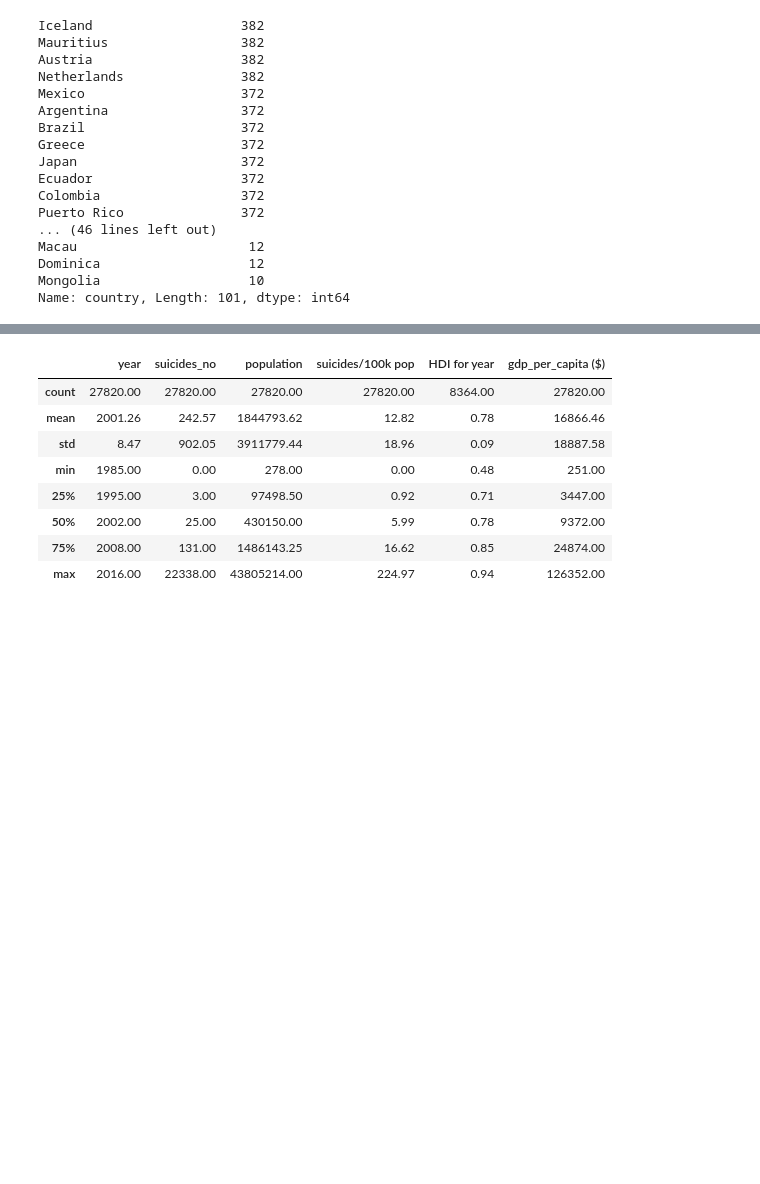
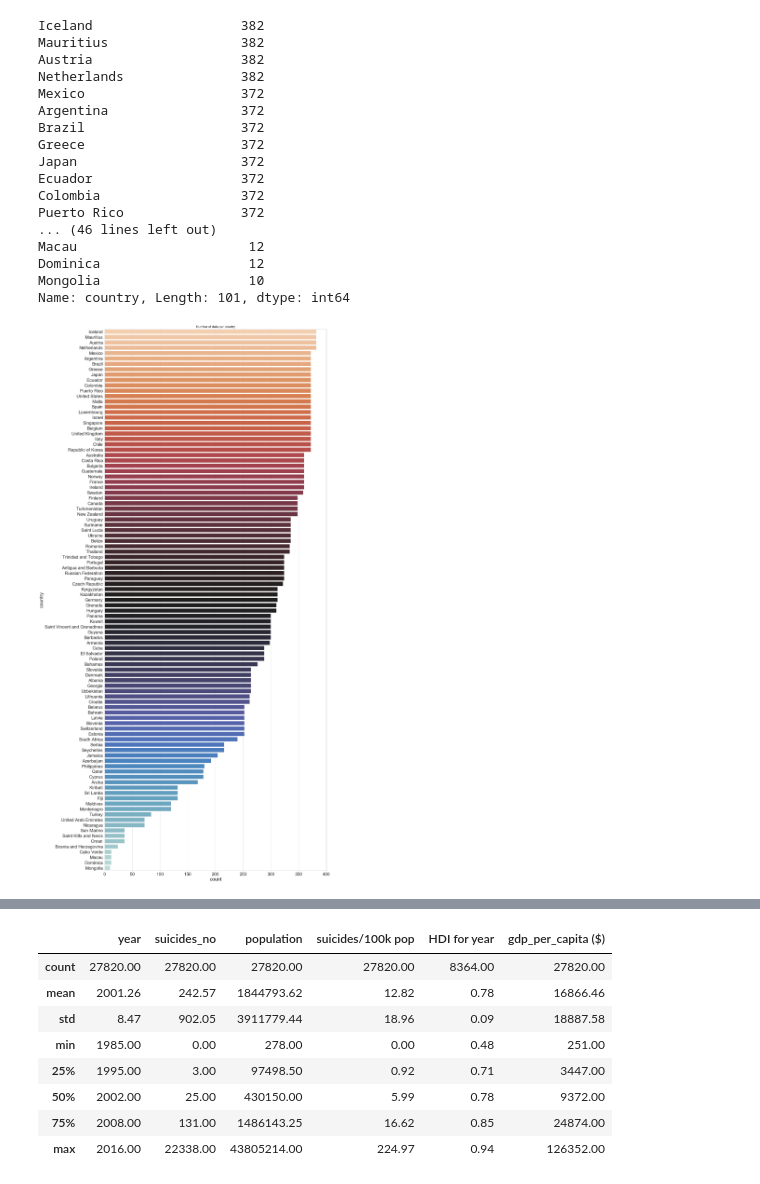
Before and after one commit to JakubPluta/EDA-ML, a Jupyter notebook: 1. Suicide Rates - Analysis.ipynb, the cells around one changed output, grey strips where cells are left out. Saved outputs shown, nothing was run; the diff lists cells and outputs as text; code cells hidden in the pictures; blank space fills up the shorter version.

```diff
--- a/1. Suicide Rates - Analysis.ipynb
+++ b/1. Suicide Rates - Analysis.ipynb
@@ -50,3 +50,10 @@ Macau                      12
 Dominica                   12
 Mongolia                   10
 Name: country, Length: 101, dtype: int64
+# %%
+plt.figure(figsize=(20,50))
+y = train['country']
+sns.set_context("paper", 2.5, {"lines.linewidth": 4})
+sns.countplot(y=y,label='count',palette='icefire_r', order = y.value_counts().index).set_title('Number of data per country',fontsize=16);
+# %% [output]
+[figure, added]
```
Also changed, not shown: parts of 3 cells of this notebook.
